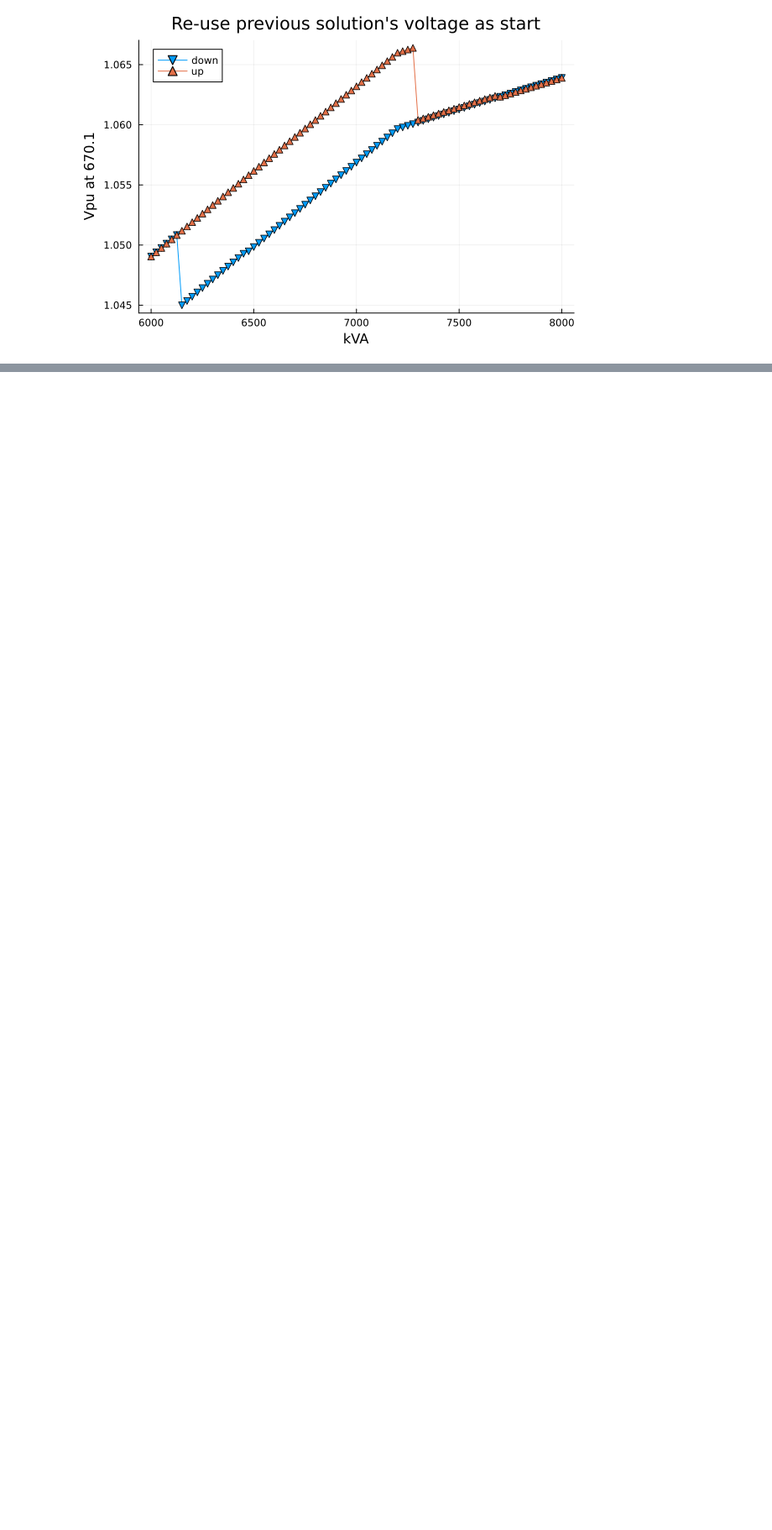
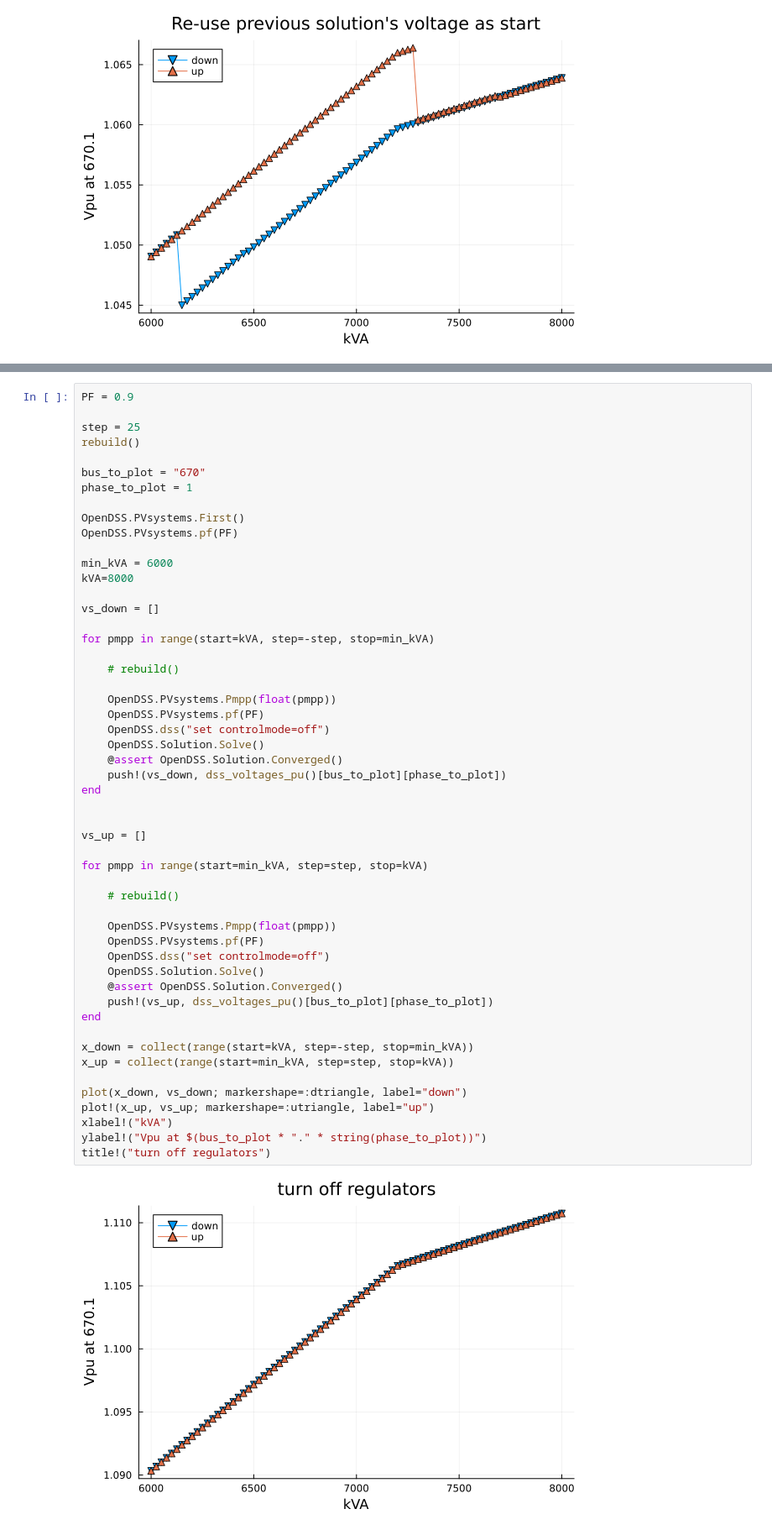
Before and after one commit to NLaws/opendss_pv_system_issue, a Jupyter notebook: bar.ipynb, the cells around one changed output, grey strips where cells are left out. Shown at 84% size. Saved outputs shown, nothing was run; the diff lists cells and outputs as text; blank space fills up the shorter version.

Commit message:
update notebook to show how regulators impact results

```diff
--- a/bar.ipynb
+++ b/bar.ipynb
@@ -233,0 +241,54 @@ title!("Re-use previous solution's voltage as start")
+# %%
+PF = 0.9
+
+step = 25
+rebuild()
+
+bus_to_plot = "670"
+phase_to_plot = 1
+
+OpenDSS.PVsystems.First()
+OpenDSS.PVsystems.pf(PF)
+
+min_kVA = 6000
+kVA=8000
+
+vs_down = []
+
+for pmpp in range(start=kVA, step=-step, stop=min_kVA)
+
+    # rebuild()
+
+    OpenDSS.PVsystems.Pmpp(float(pmpp))
+    OpenDSS.PVsystems.pf(PF)
+    OpenDSS.dss("set controlmode=off")
+    OpenDSS.Solution.Solve()
+    @assert OpenDSS.Solution.Converged()
+    push!(vs_down, dss_voltages_pu()[bus_to_plot][phase_to_plot])
+end
+
+
+vs_up = []
+
+for pmpp in range(start=min_kVA, step=step, stop=kVA)
+
+    # rebuild()
+
+    OpenDSS.PVsystems.Pmpp(float(pmpp))
+    OpenDSS.PVsystems.pf(PF)
+    OpenDSS.dss("set controlmode=off")
+    OpenDSS.Solution.Solve()
+    @assert OpenDSS.Solution.Converged()
+    push!(vs_up, dss_voltages_pu()[bus_to_plot][phase_to_plot])
+end
+
+x_down = collect(range(start=kVA, step=-step, stop=min_kVA))
+x_up = collect(range(start=min_kVA, step=step, stop=kVA))
+
+plot(x_down, vs_down; markershape=:dtriangle, label="down")
+plot!(x_up, vs_up; markershape=:utriangle, label="up")
+xlabel!("kVA")
+ylabel!("Vpu at $(bus_to_plot * "." * string(phase_to_plot))")
+title!("turn off regulators")
+# %% [output]
+[figure, added]
```
Also changed, not shown: parts of 5 cells of this notebook.
